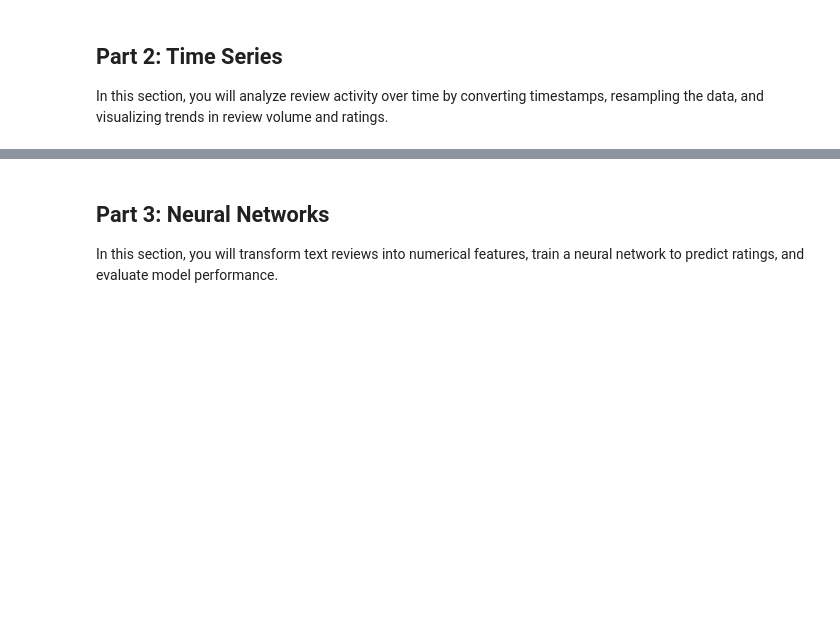
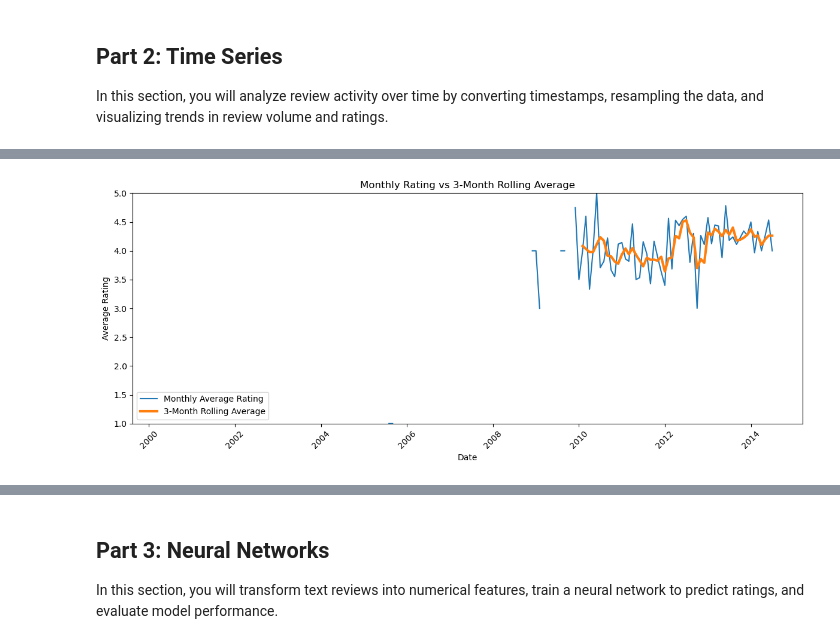
Before and after one commit to Nagirah/Summative-Lab--Analytics-Firm-Clients, a Jupyter notebook: C09_M08.ipynb, the cells around one changed output, grey strips where cells are left out. Cells and saved outputs as stored; diff of their text form; code cells hidden in the pictures; blank space fills up the shorter version.

```diff
--- a/C09_M08.ipynb
+++ b/C09_M08.ipynb
@@ -369,0 +476,39 @@ In this section, you will analyze review activity over time by converting timest
+# %%
+# TODO: Compute a rolling average for the monthly average rating.
+# A 3-month rolling average is a good starting point.
+rolling_avg_rating = monthly_avg_rating.rolling(window=3).mean()
+# %%
+# TODO: Plot both:
+# - the original monthly average rating
+# - the rolling average
+# on the same figure.
+
+plt.figure(figsize=(12, 5))
+
+plt.plot(
+    monthly_avg_rating.index,
+    monthly_avg_rating.values,
+    label='Monthly Average Rating'
+)
+
+plt.plot(
+    rolling_avg_rating.index,
+    rolling_avg_rating.values,
+    label='3-Month Rolling Average',
+    linewidth=3
+)
+
+plt.title('Monthly Rating vs 3-Month Rolling Average')
+plt.xlabel('Date')
+plt.ylabel('Average Rating')
+
+plt.ylim(1, 5)
+
+plt.legend()
+
+plt.xticks(rotation=45)
+
+plt.tight_layout()
+plt.show()
+# %% [output]
+[figure, added]
```
Also changed, not shown: parts of 9 cells of this notebook.
